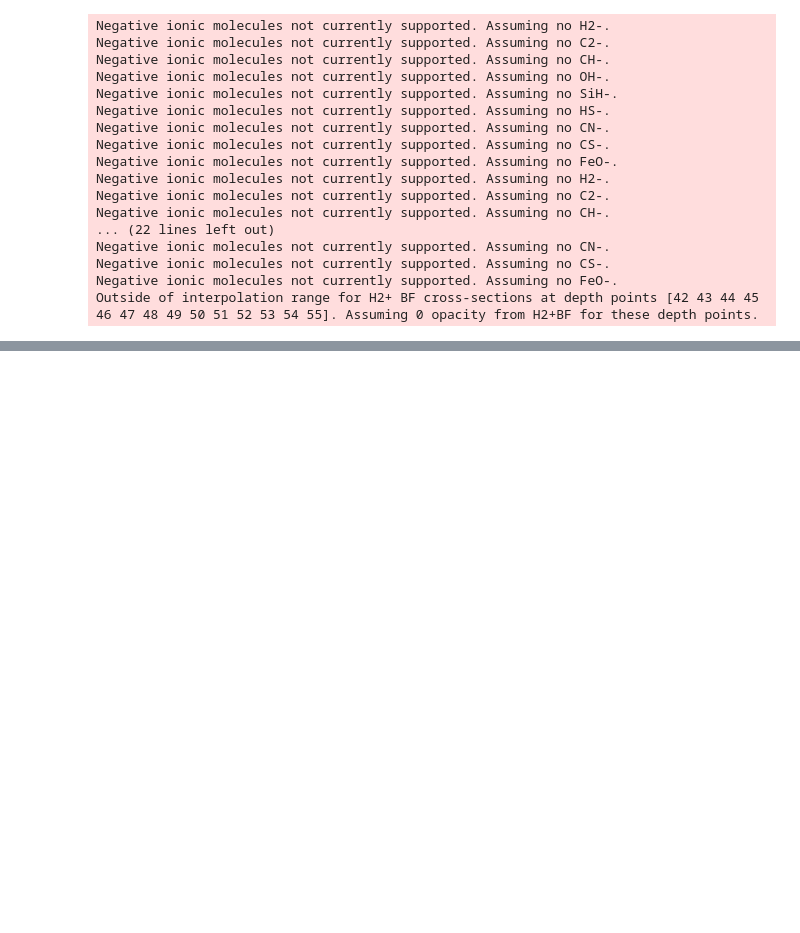
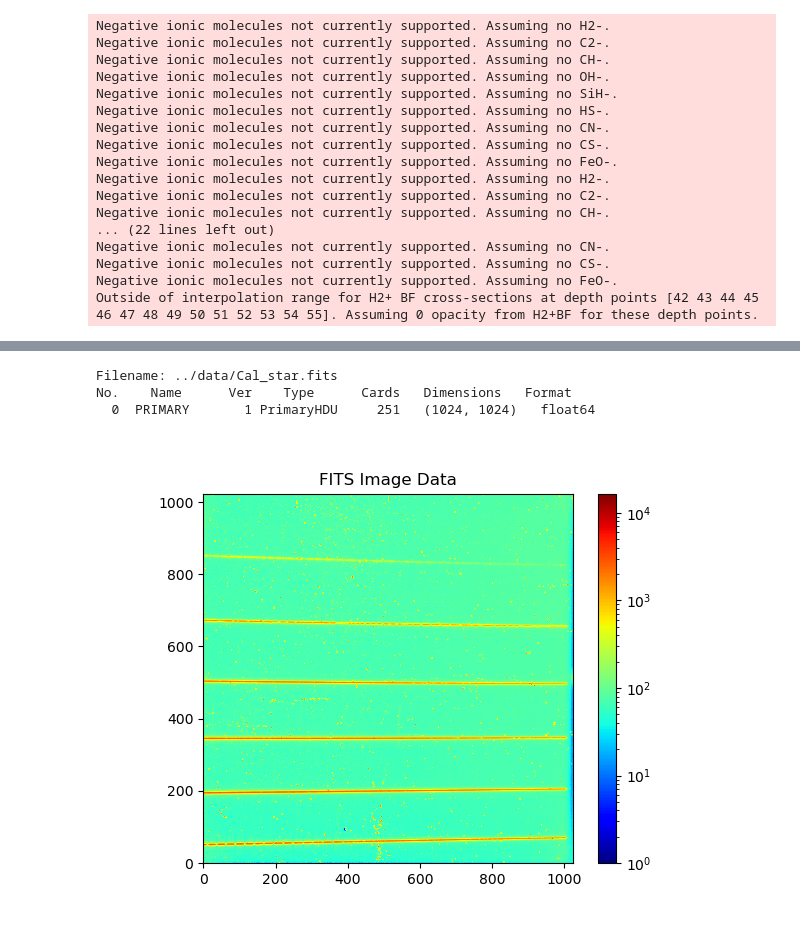
Before and after one commit to Keshavj-07/first_proj, a Jupyter notebook: scripts/NSC.ipynb, the cells around one changed output, grey strips where cells are left out. Drawn from its saved outputs; the diff is of its cells as text; code cells hidden in the pictures; blank space fills up the shorter version.

```diff
--- a/scripts/NSC.ipynb
+++ b/scripts/NSC.ipynb
@@ -95,0 +166,16 @@ plt.show()
+# %%
+from matplotlib.colors import LogNorm
+with fits.open('../data/Cal_star.fits') as hdul:
+    data = hdul[0].data
+    header = hdul[0].header
+    hdul.info()
+plt.figure()
+plt.imshow(data, norm = LogNorm(), origin='lower', cmap='jet')
+plt.colorbar()
+plt.title('FITS Image Data')
+plt.show()
+# %% [output]
+Filename: ../data/Cal_star.fits
+No.    Name      Ver    Type      Cards   Dimensions   Format
+  0  PRIMARY       1 PrimaryHDU     251   (1024, 1024)   float64
+[figure, added]
```
Also changed, not shown: parts of 7 cells of this notebook, 1 other file.
